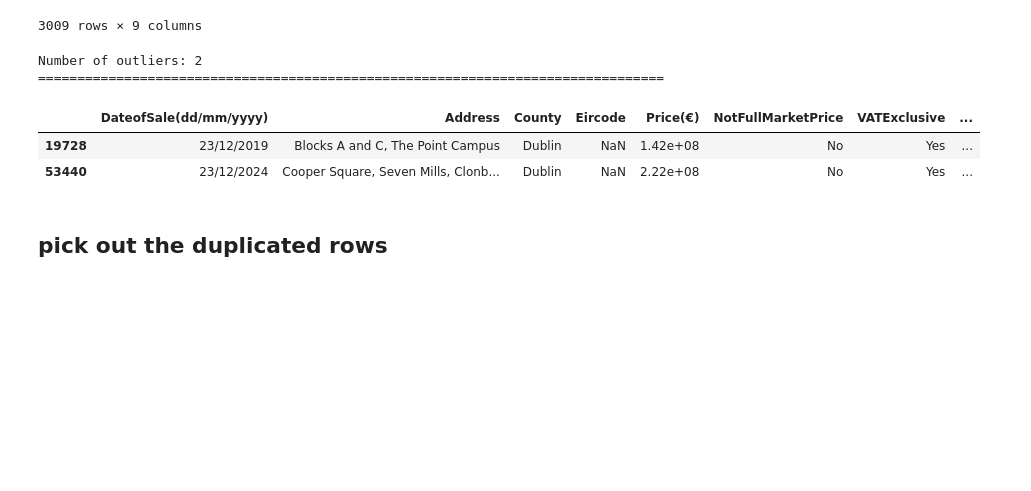
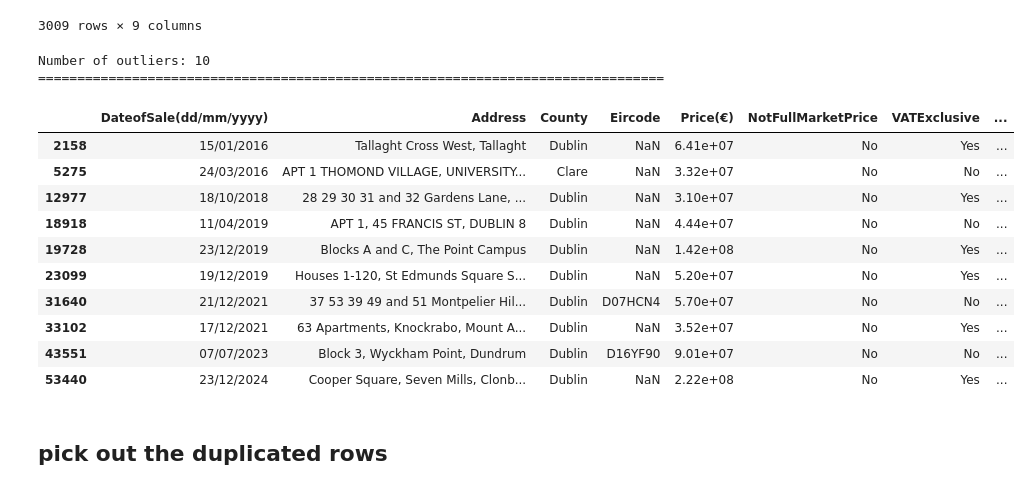
Before and after one commit to wuxiaoli-ucd/Data-Analytics, a Jupyter notebook: data_understading.ipynb, the cells around one changed output. Saved outputs shown, nothing was run; the diff lists cells and outputs as text; code cells hidden in the pictures; blank space fills up the shorter version.

```diff
--- a/data_understading.ipynb
+++ b/data_understading.ipynb
@@ -392,15 +392,23 @@ Number of outliers: 3009
 3009 rows × 9 columns
 # %%
 # get extremes
-extremes = df[(df['Price(€)'] > 1e+8)]
+extremes = df[(df['Price(€)'] > 0.3e+8)]
 print(f"Number of outliers: {len(extremes)}")
 print("="*80)
 extremes
 # %% [output]
-Number of outliers: 2
+Number of outliers: 10
 ================================================================================
 |  | DateofSale(dd/mm/yyyy) | Address | County | Eircode | Price(€) | NotFullMarketPrice | VATExclusive | ... |
+| 2158 | 15/01/2016 | Tallaght Cross West, Tallaght | Dublin | NaN | 6.41e+07 | No | Yes | ... |
+| 5275 | 24/03/2016 | APT 1 THOMOND VILLAGE, UNIVERSITY... | Clare | NaN | 3.32e+07 | No | No | ... |
+| 12977 | 18/10/2018 | 28 29 30 31 and 32 Gardens Lane, ... | Dublin | NaN | 3.10e+07 | No | Yes | ... |
+| 18918 | 11/04/2019 | APT 1, 45 FRANCIS ST, DUBLIN 8 | Dublin | NaN | 4.44e+07 | No | No | ... |
 | 19728 | 23/12/2019 | Blocks A and C, The Point Campus | Dublin | NaN | 1.42e+08 | No | Yes | ... |
+| 23099 | 19/12/2019 | Houses 1-120, St Edmunds Square S... | Dublin | NaN | 5.20e+07 | No | Yes | ... |
+| 31640 | 21/12/2021 | 37 53 39 49 and 51 Montpelier Hil... | Dublin | D07HCN4 | 5.70e+07 | No | No | ... |
+| 33102 | 17/12/2021 | 63 Apartments, Knockrabo, Mount A... | Dublin | NaN | 3.52e+07 | No | Yes | ... |
+| 43551 | 07/07/2023 | Block 3, Wyckham Point, Dundrum | Dublin | D16YF90 | 9.01e+07 | No | No | ... |
 | 53440 | 23/12/2024 | Cooper Square, Seven Mills, Clonb... | Dublin | NaN | 2.22e+08 | No | Yes | ... |
 # %% [markdown]
 ## pick out the duplicated rows
```
Also changed, not shown: 6 other files.
